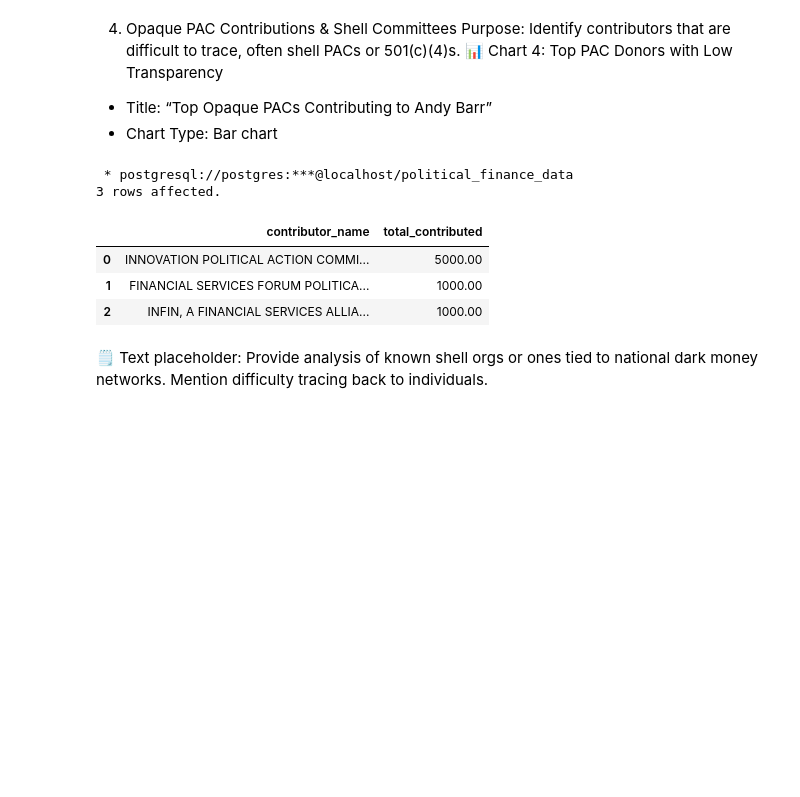
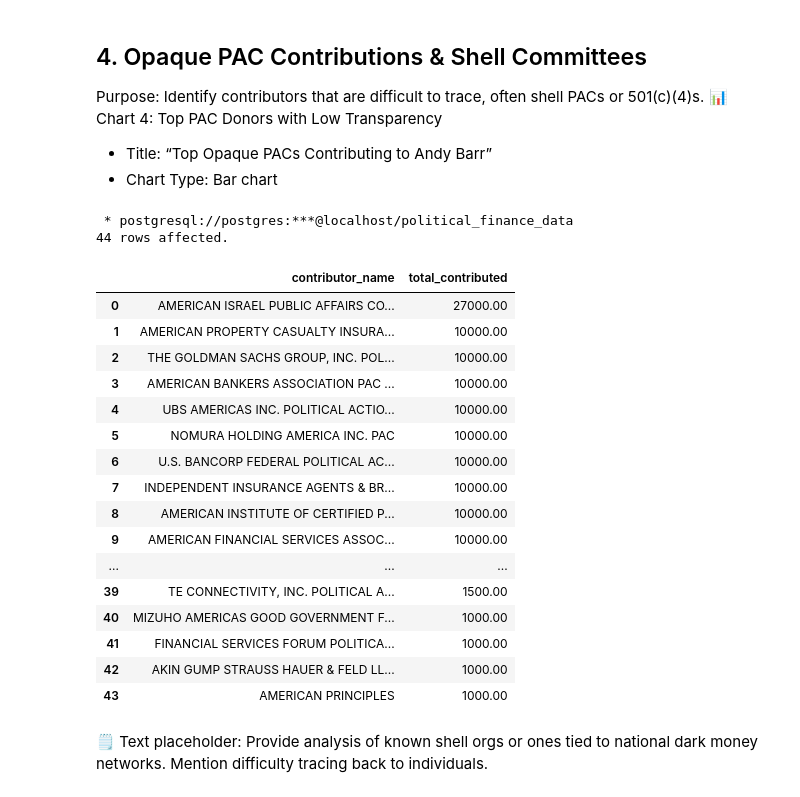
Before and after one commit to shadownetworkintel/dmt_fec_ingesters, a Jupyter notebook: Notebooks/ReportAndyBarr.ipynb, the cells around one changed output. Drawn from its saved outputs; the diff is of its cells as text; code cells hidden in the pictures; blank space fills up the shorter version.

```diff
--- a/Notebooks/ReportAndyBarr.ipynb
+++ b/Notebooks/ReportAndyBarr.ipynb
@@ -212,5 +1160,5 @@ ORDER BY sa.contribution_receipt_amount DESC;
 # %% [markdown]
-4. Opaque PAC Contributions & Shell Committees
+## 4. Opaque PAC Contributions & Shell Committees
 Purpose: Identify contributors that are difficult to trace, often shell PACs or 501(c)(4)s.
 📊 Chart 4: Top PAC Donors with Low Transparency
 - Title: “Top Opaque PACs Contributing to Andy Barr”
@@ -218,23 +1166,36 @@ Purpose: Identify contributors that are difficult to trace, often shell PACs or
 # %%
 %%sql
 SELECT contributor_name, SUM(contribution_receipt_amount) AS total_contributed
 FROM schedule_a_contributions
 WHERE committee_id in ('C00467571', 'C00618777', 'C00633792')
-AND entity_type = 'COM'
+--AND entity_type = 'COM'
 AND (contributor_name ILIKE '%Action%'
     OR contributor_name ILIKE '%Alliance%'
     OR contributor_name ILIKE '%America%'
     OR contributor_name ILIKE '%Policy%') -- simple heuristics
 GROUP BY contributor_name
 ORDER BY total_contributed DESC
-LIMIT 10;
+LIMIT 50;
 # %% [output]
  * postgresql://postgres:***@localhost/political_finance_data
-3 rows affected.
+44 rows affected.
 |  | contributor_name | total_contributed |
-| 0 | INNOVATION POLITICAL ACTION COMMI... | 5000.00 |
-| 1 | FINANCIAL SERVICES FORUM POLITICA... | 1000.00 |
-| 2 | INFIN, A FINANCIAL SERVICES ALLIA... | 1000.00 |
+| 0 | AMERICAN ISRAEL PUBLIC AFFAIRS CO... | 27000.00 |
+| 1 | AMERICAN PROPERTY CASUALTY INSURA... | 10000.00 |
+| 2 | THE GOLDMAN SACHS GROUP, INC. POL... | 10000.00 |
+| 3 | AMERICAN BANKERS ASSOCIATION PAC ... | 10000.00 |
+| 4 | UBS AMERICAS INC. POLITICAL ACTIO... | 10000.00 |
+| 5 | NOMURA HOLDING AMERICA INC. PAC | 10000.00 |
+| 6 | U.S. BANCORP FEDERAL POLITICAL AC... | 10000.00 |
+| 7 | INDEPENDENT INSURANCE AGENTS & BR... | 10000.00 |
+| 8 | AMERICAN INSTITUTE OF CERTIFIED P... | 10000.00 |
+| 9 | AMERICAN FINANCIAL SERVICES ASSOC... | 10000.00 |
+| ... | ... | ... |
+| 39 | TE CONNECTIVITY, INC. POLITICAL A... | 1500.00 |
+| 40 | MIZUHO AMERICAS GOOD GOVERNMENT F... | 1000.00 |
+| 41 | FINANCIAL SERVICES FORUM POLITICA... | 1000.00 |
+| 42 | AKIN GUMP STRAUSS HAUER & FELD LL... | 1000.00 |
+| 43 | AMERICAN PRINCIPLES | 1000.00 |
 # %% [markdown]
 🗒️ Text placeholder: Provide analysis of known shell orgs or ones tied to national dark money networks. Mention difficulty tracing back to individuals.
 # %% [markdown]
```
Also changed, not shown: parts of 67 cells of this notebook, 4 other files.
